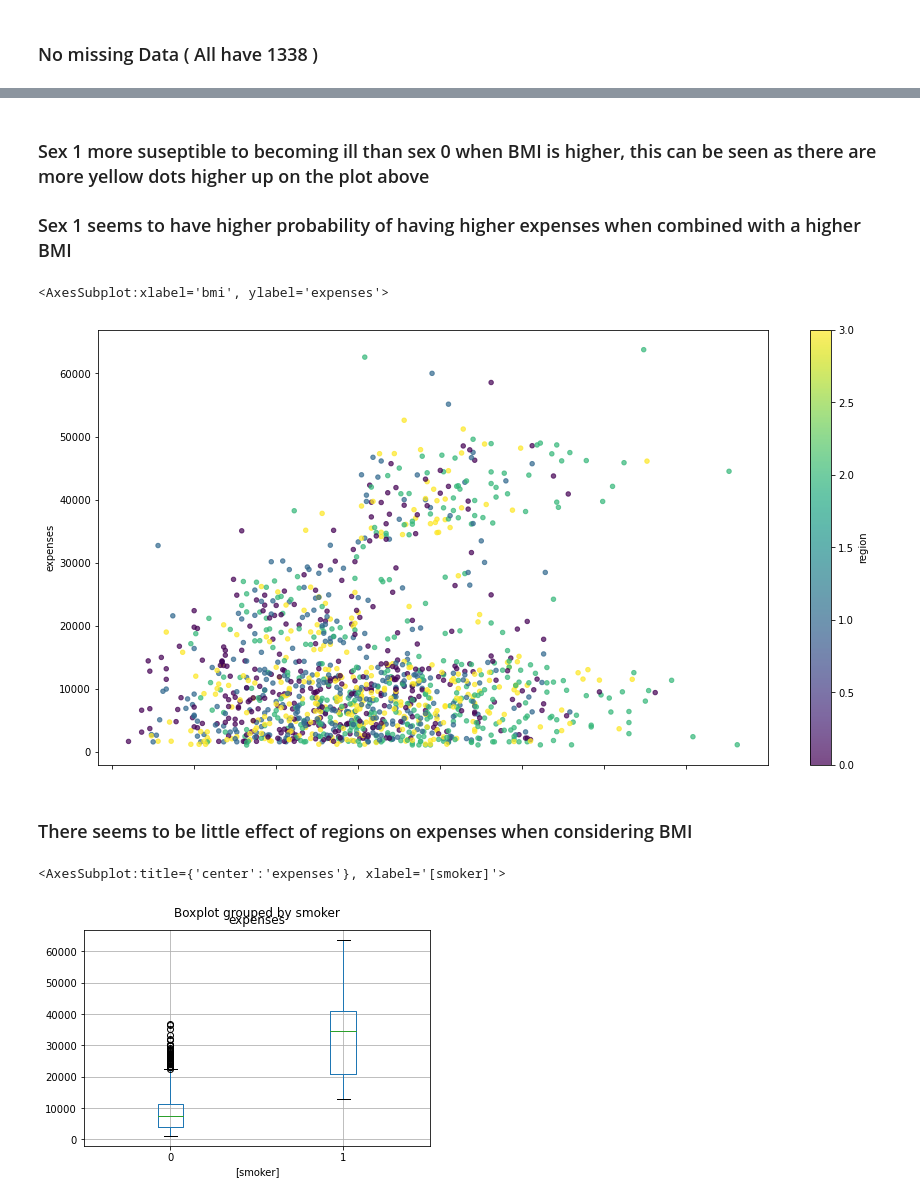
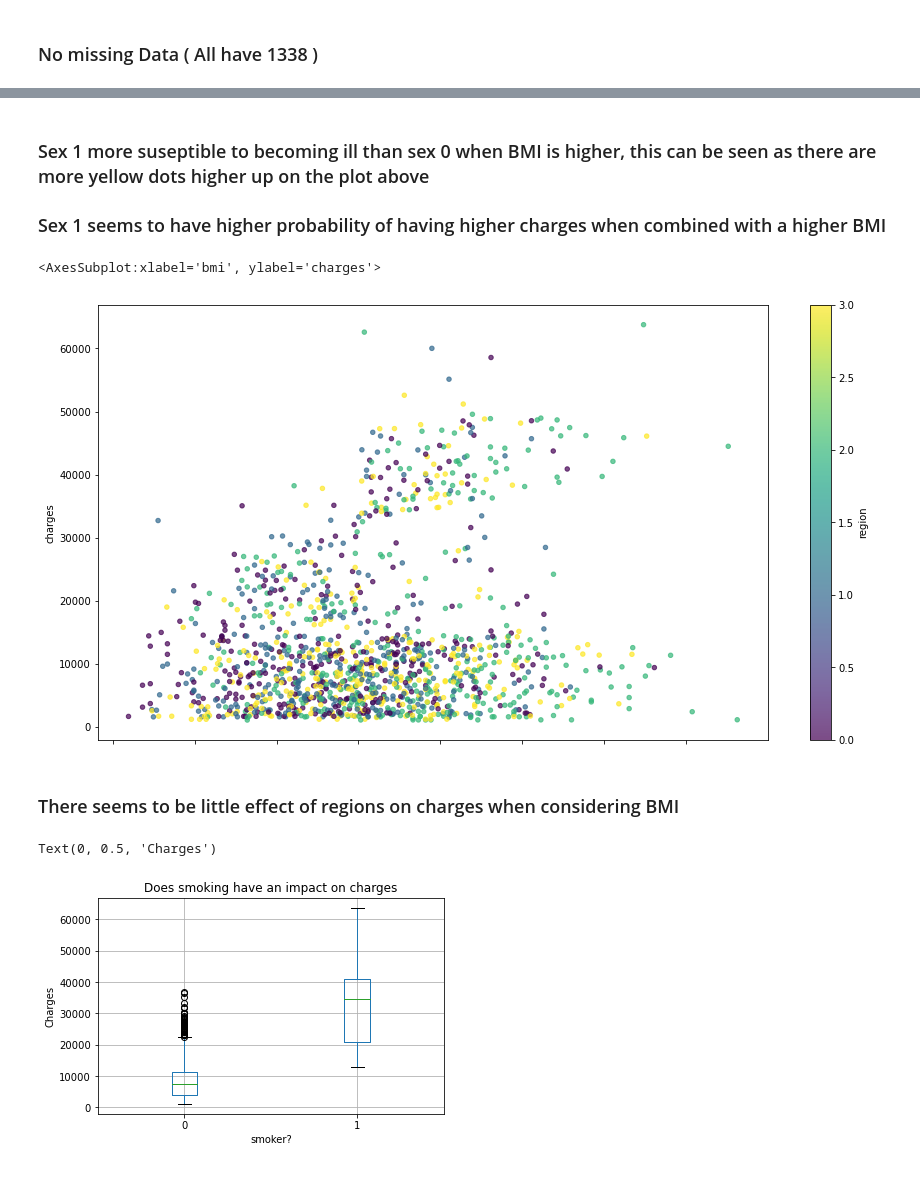
Before and after one commit to BurkeBlaine1999/Machine-learning-project, a Jupyter notebook: Insurance_Regression.ipynb, the cells around one changed output, grey strips where cells are left out. Saved outputs shown, nothing was run; the diff lists cells and outputs as text; code cells hidden in the pictures.

```diff
--- a/Insurance_Regression.ipynb
+++ b/Insurance_Regression.ipynb
@@ -73,19 +79,23 @@ df[['bmi','expenses','sex']].plot.scatter('bmi','expenses',c='sex',cmap='viridis
 # %% [markdown]
 ### Sex 1 more suseptible to becoming ill than sex 0 when BMI is higher, this can be seen as there are more yellow dots higher up on the plot above
 
-### Sex 1 seems to have higher probability of having higher expenses when combined with a higher BMI
+### Sex 1 seems to have higher probability of having higher charges when combined with a higher BMI
 # %%
-##Does a region and BMI have an impact on expenses
-df[['bmi','expenses','region']].plot.scatter('bmi','expenses',c='region',cmap='viridis',alpha=0.7,figsize=(15,8))
+# Does a region and BMI have an impact on charges
+df[['bmi','charges','region']].plot.scatter('bmi','charges',c='region',cmap='viridis',alpha=0.7,figsize=(15,8))
 # %% [output]
-<AxesSubplot:xlabel='bmi', ylabel='expenses'>
+<AxesSubplot:xlabel='bmi', ylabel='charges'>
 [figure]
 # %% [markdown]
-### There seems to be little effect of regions on expenses when considering BMI
+### There seems to be little effect of regions on charges when considering BMI
 # %%
 #Does smoking have an impact on expenses
-df[['smoker','expenses']].boxplot(by='smoker')
+df[['smoker','charges']].boxplot(by='smoker')
+plt.suptitle("")
+plt.title("Does smoking have an impact on charges")
+plt.xlabel('smoker?')
+plt.ylabel('Charges')
 # %% [output]
-<AxesSubplot:title={'center':'expenses'}, xlabel='[smoker]'>
+Text(0, 0.5, 'Charges')
-[figure, old version]
+[figure, new version]
 # %% [markdown]
```
Also changed, not shown: parts of 40 cells of this notebook, 5 other files.
